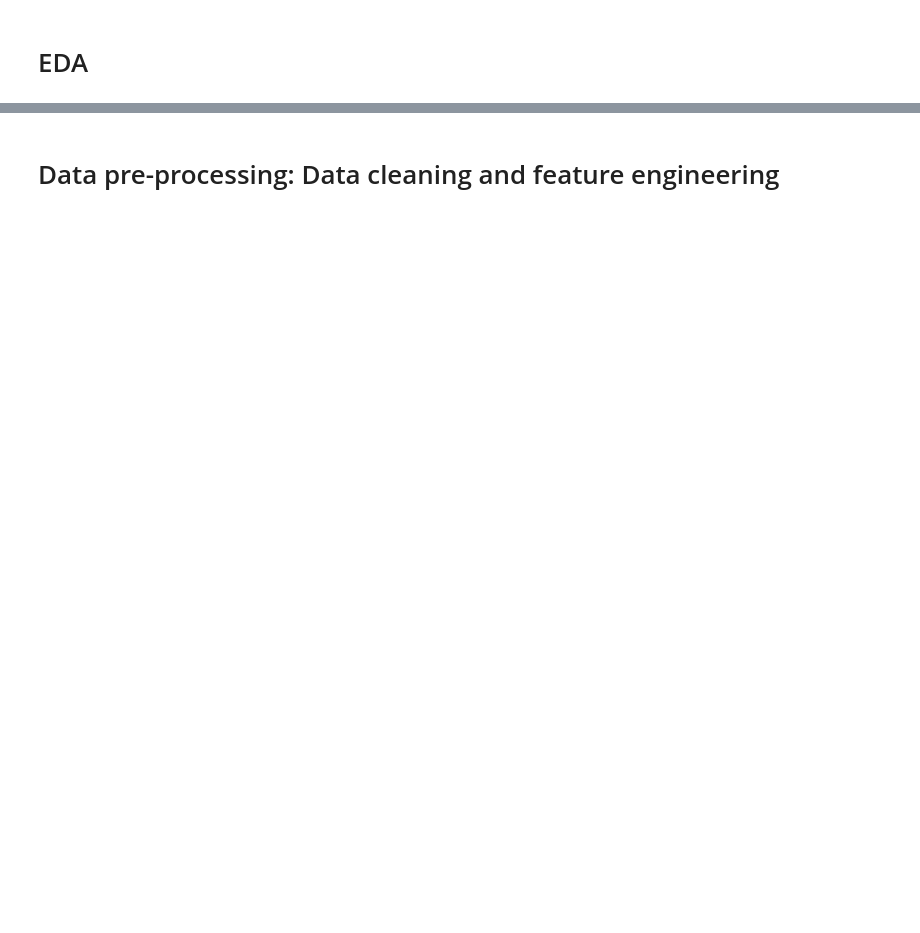
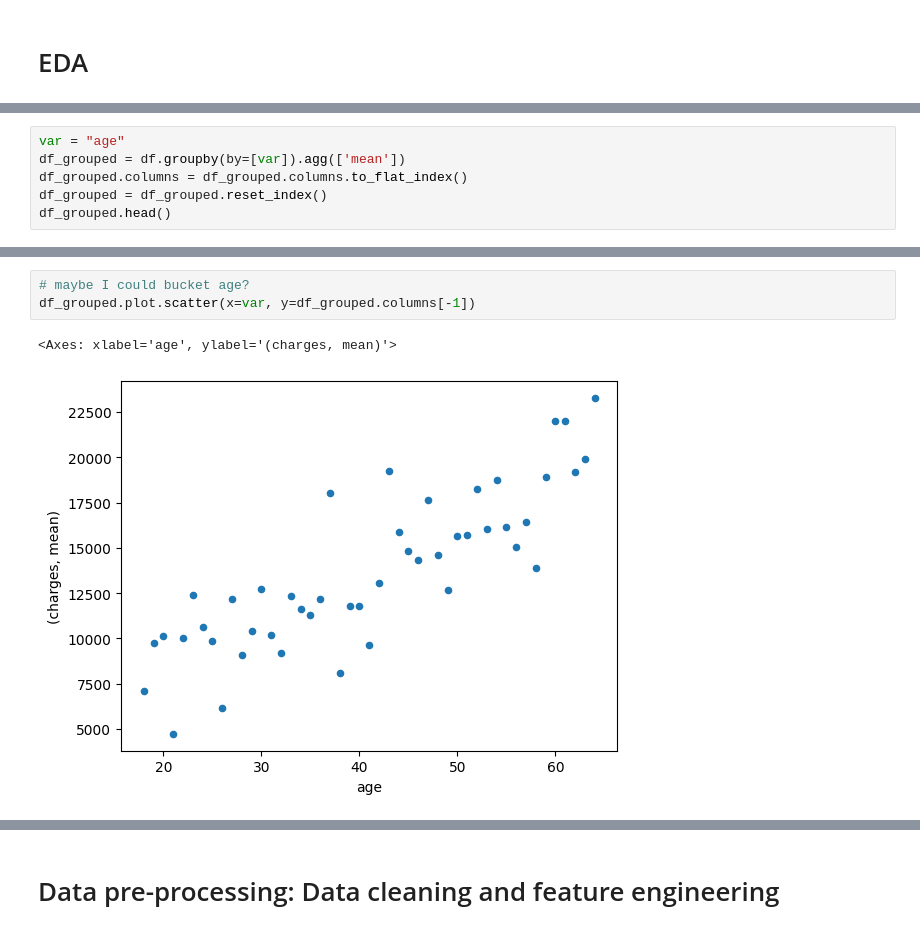
Before and after one commit to MichelleVik/Intro-to-Machine-Learning, a Jupyter notebook: 4_classification/classification_student_copy.ipynb, the cells around one changed output, grey strips where cells are left out. Saved outputs shown, nothing was run; the diff lists cells and outputs as text; blank space fills up the shorter version.

```diff
--- a/4_classification/classification_student_copy.ipynb
+++ b/4_classification/classification_student_copy.ipynb
@@ -85,0 +177,6 @@ Google Colab: https://colab.research.google.com/
+# %%
+var = "age"
+df_grouped = df.groupby(by=[var]).agg(['mean'])
+df_grouped.columns = df_grouped.columns.to_flat_index()
+df_grouped = df_grouped.reset_index()
+df_grouped.head()
@@ -85,0 +190,6 @@ Google Colab: https://colab.research.google.com/
+# %%
+# maybe I could bucket age?
+df_grouped.plot.scatter(x=var, y=df_grouped.columns[-1])
+# %% [output]
+<Axes: xlabel='age', ylabel='(charges, mean)'>
+[figure, added]
```
Also changed, not shown: parts of 38 cells of this notebook, 1 other file.
